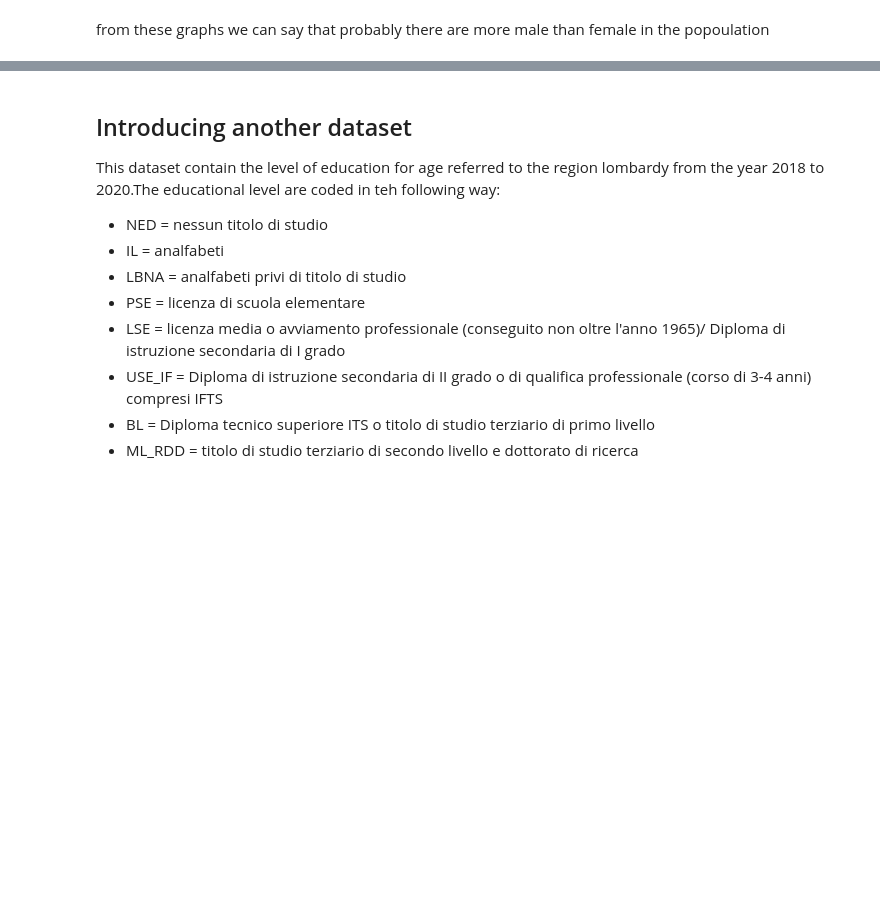
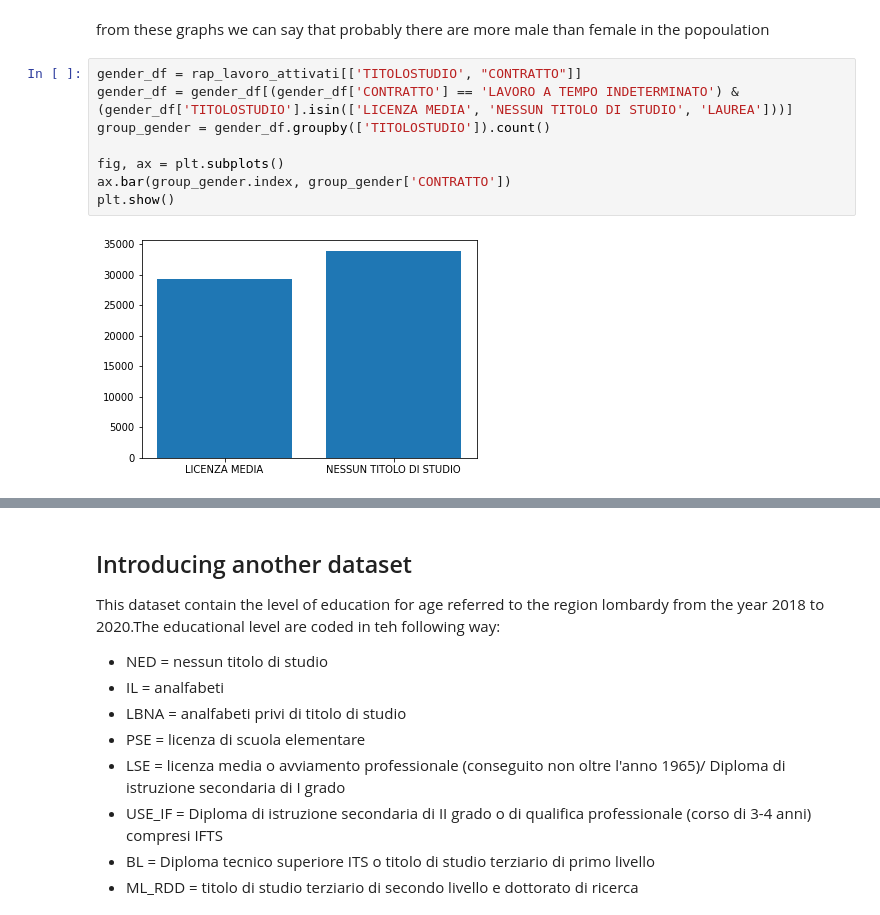
Before and after one commit to DragoE99/Drago-lamb_DataSforBusiness, a Jupyter notebook: DataSforBusiness_dragoLamb.ipynb, the cells around one changed output, grey strips where cells are left out. Saved outputs shown, nothing was run; the diff lists cells and outputs as text; blank space fills up the shorter version.

```diff
--- a/DataSforBusiness_dragoLamb.ipynb
+++ b/DataSforBusiness_dragoLamb.ipynb
@@ -155,2 +404,12 @@ axis.axis('equal')  # Equal aspect ratio ensures that pie is drawn as a circle.
 # %% [markdown]
 from these graphs we can say that probably there are more male than female in the popoulation
+# %%
+gender_df = rap_lavoro_attivati[['TITOLOSTUDIO', "CONTRATTO"]]
+gender_df = gender_df[(gender_df['CONTRATTO'] == 'LAVORO A TEMPO INDETERMINATO') & (gender_df['TITOLOSTUDIO'].isin(['LICENZA MEDIA', 'NESSUN TITOLO DI STUDIO', 'LAUREA']))]
+group_gender = gender_df.groupby(['TITOLOSTUDIO']).count()
+
+fig, ax = plt.subplots()
+ax.bar(group_gender.index, group_gender['CONTRATTO'])
+plt.show()
+# %% [output]
+[figure, added]
```
Also changed, not shown: parts of 138 cells of this notebook.
